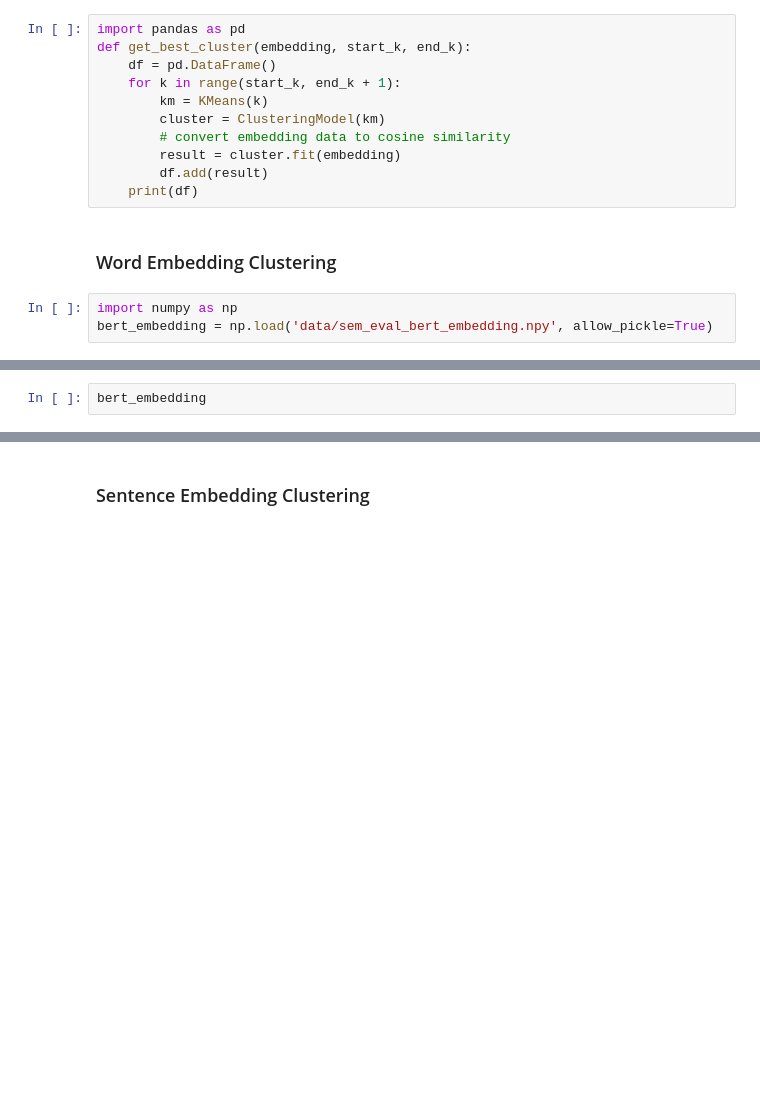
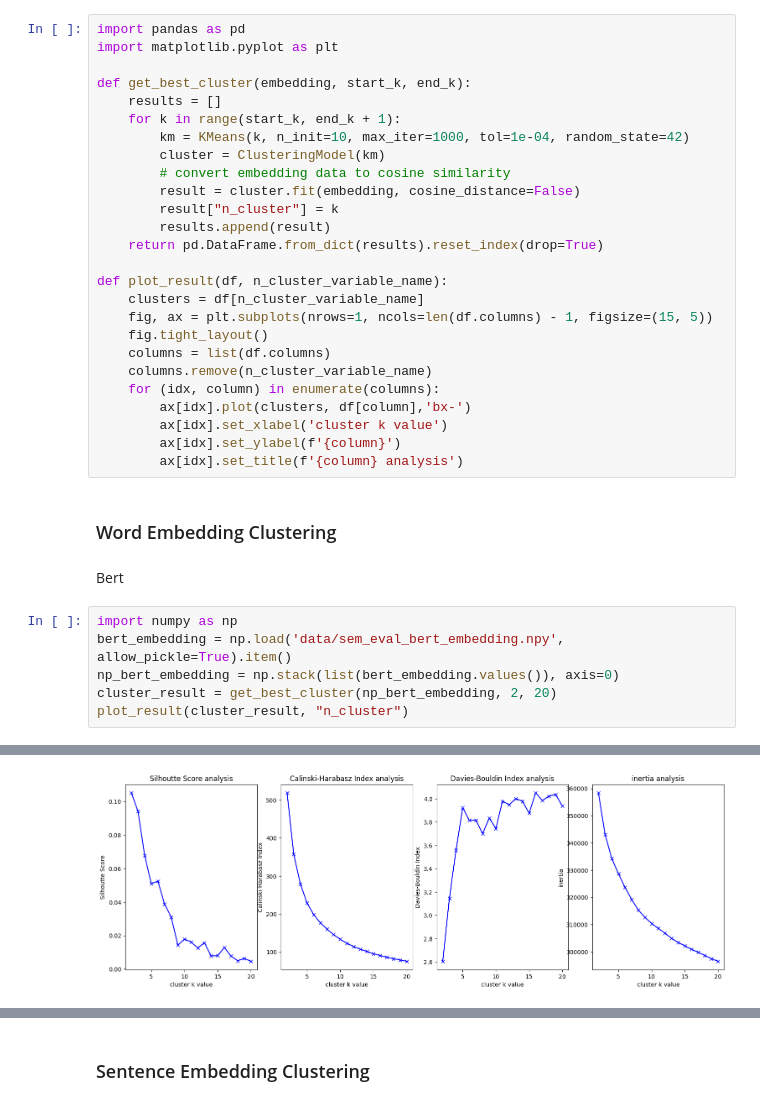
Before and after one commit to stevenlimcorn/unsupervised-absa, a Jupyter notebook: example_notebook.ipynb, the cells around one changed output, grey strips where cells are left out. Drawn from its saved outputs; the diff is of its cells as text; blank space fills up the shorter version.

```diff
--- a/example_notebook.ipynb
+++ b/example_notebook.ipynb
@@ -241,19 +326,40 @@ np.save('data/stacked_sentence_embedding.npy', stacked_sentence_embedding_data)
 # %%
 from unsupervised_absa.clustering import ClusteringModel
 from sklearn.cluster import KMeans
-# %%
-import pandas as pd
-def get_best_cluster(embedding, start_k, end_k):
-    df = pd.DataFrame()
-    for k in range(start_k, end_k + 1):
-        km = KMeans(k)
-        cluster = ClusteringModel(km)
-        # convert embedding data to cosine similarity
-        result = cluster.fit(embedding)
-        df.add(result)
-    print(df)
+# %%
+import pandas as pd
+import matplotlib.pyplot as plt
+
+def get_best_cluster(embedding, start_k, end_k):
+    results = []
+    for k in range(start_k, end_k + 1):
+        km = KMeans(k, n_init=10, max_iter=1000, tol=1e-04, random_state=42)
+        cluster = ClusteringModel(km)
+        # convert embedding data to cosine similarity
+        result = cluster.fit(embedding, cosine_distance=False)
+        result["n_cluster"] = k
+        results.append(result)
+    return pd.DataFrame.from_dict(results).reset_index(drop=True)
+
+def plot_result(df, n_cluster_variable_name):
+    clusters = df[n_cluster_variable_name]
+    fig, ax = plt.subplots(nrows=1, ncols=len(df.columns) - 1, figsize=(15, 5))
+    fig.tight_layout()
+    columns = list(df.columns)
+    columns.remove(n_cluster_variable_name)
+    for (idx, column) in enumerate(columns):
+        ax[idx].plot(clusters, df[column],'bx-')
+        ax[idx].set_xlabel('cluster k value')
+        ax[idx].set_ylabel(f'{column}')
+        ax[idx].set_title(f'{column} analysis')
 # %% [markdown]
 ### Word Embedding Clustering
+# %% [markdown]
+Bert
 # %%
 import numpy as np
-bert_embedding = np.load('data/sem_eval_bert_embedding.npy', allow_pickle=True)
+bert_embedding = np.load('data/sem_eval_bert_embedding.npy', allow_pickle=True).item()
+np_bert_embedding = np.stack(list(bert_embedding.values()), axis=0)
+cluster_result = get_best_cluster(np_bert_embedding, 2, 20)
+plot_result(cluster_result, "n_cluster")
+# %% [output]
@@ -260,2 +385 @@ bert_embedding = np.load('data/sem_eval_bert_embedding.npy', allow_pickle=True)
+[figure, added]
-# %%
-bert_embedding
```
Also changed, not shown: parts of 65 cells of this notebook, 7 other files.
